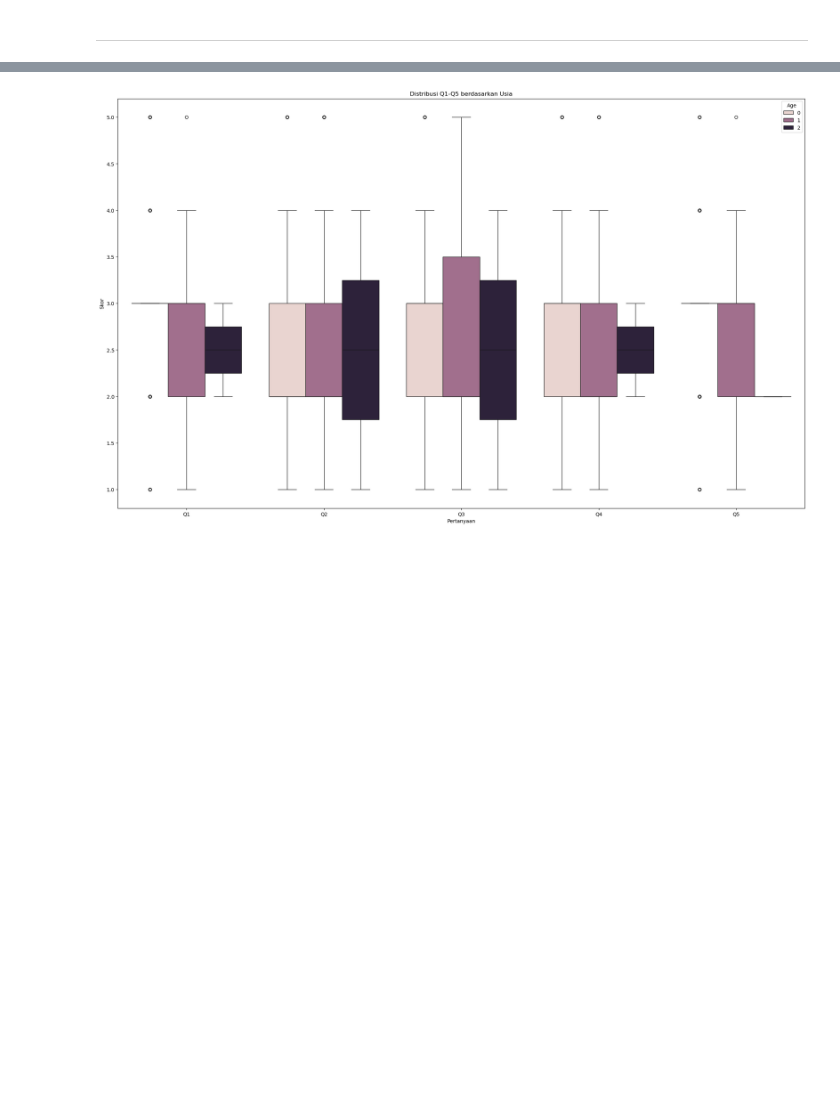
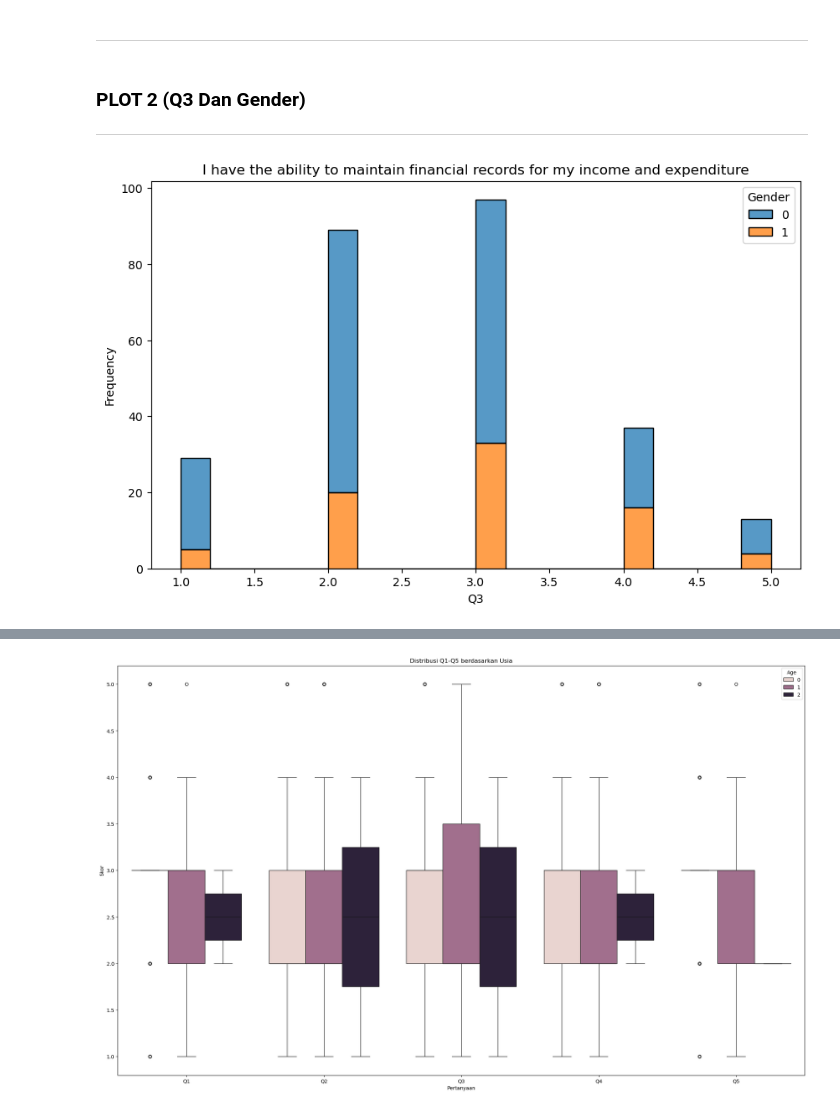
Before and after one commit to FTDS-assignment-bay/p2-final-project-ftds-006-bsd-group-001, a Jupyter notebook: test.ipynb, the cells around one changed output, grey strips where cells are left out. Saved outputs shown, nothing was run; the diff lists cells and outputs as text; code cells hidden in the pictures; blank space fills up the shorter version.

```diff
--- a/test.ipynb
+++ b/test.ipynb
@@ -75,3 +77,15 @@ note : 1. Gender: 0 = Female; 1 = male
 Berdasarkan visualisasi data ini, dapat disimpulkan bahwa secara umum tidak ada perbedaan yang signifikan antara laki-laki dan perempuan dalam hal kemampuan menjaga catatan keuangan. Namun, terdapat variasi yang lebih besar pada kelompok laki-laki
 # %% [markdown]
 ____
+# %% [markdown]
+### PLOT 2 (Q3 Dan Gender)
+___
+# %%
+plt.figure(figsize=(10, 6))
+sns.histplot(data=df, x='Q3', hue='Gender', multiple='stack', bins=20)
+plt.title('I have the ability to maintain financial records for my income and expenditure')
+plt.xlabel('Q3')
+plt.ylabel('Frequency')
+plt.show()
+# %% [output]
+[figure, added]
```
Also changed, not shown: parts of 11 cells of this notebook.
